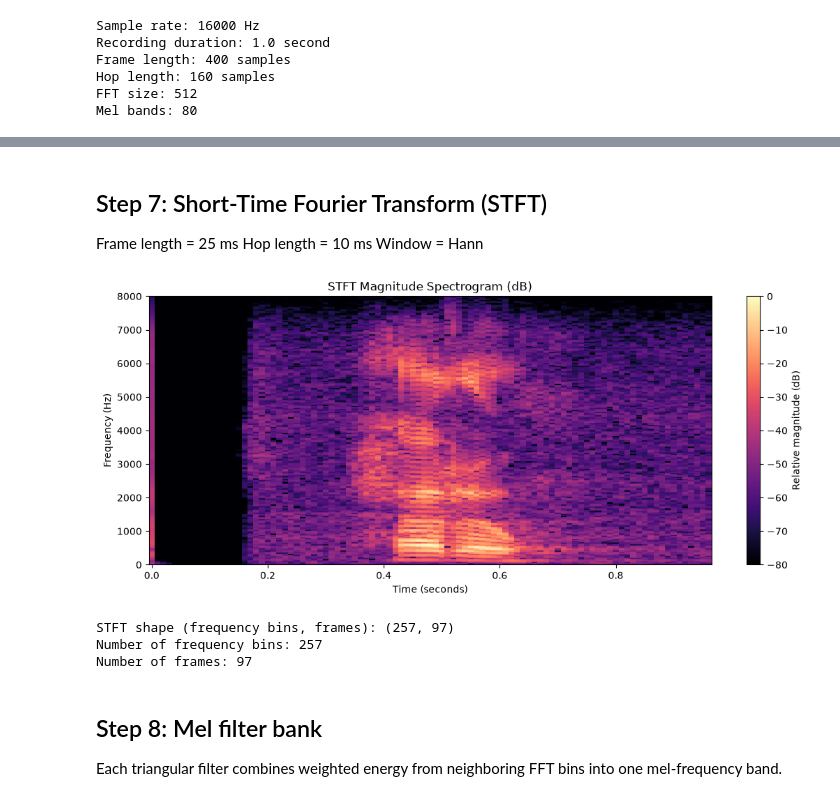
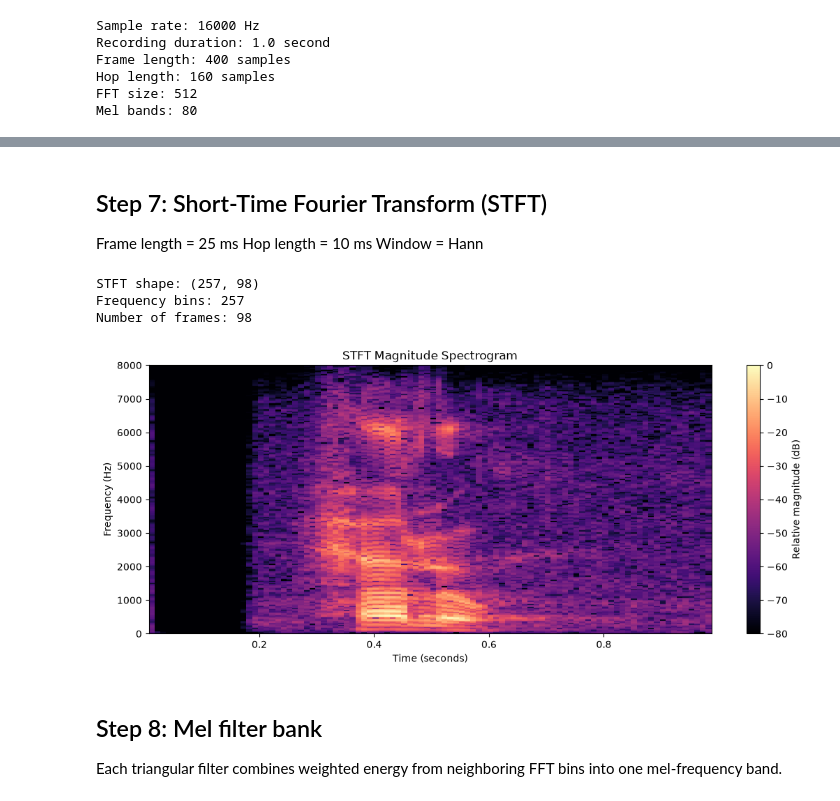
Before and after one commit to nikhildhole/log-mel, a Jupyter notebook: main.ipynb, the cells around one changed output, grey strips where cells are left out. Saved outputs shown, nothing was run; the diff lists cells and outputs as text; code cells hidden in the pictures.

```diff
--- a/main.ipynb
+++ b/main.ipynb
@@ -288,62 +288,55 @@ Hop length = 10 ms
 Window = Hann
 """))
 
-# Calculate STFT
-Z = librosa.stft(
+# Step 7: Short-Time Fourier Transform (STFT)
+
+freqs, times, Z = stft(
     pre_emphasized_audio,
-    n_fft=N_FFT,
-    hop_length=HOP,
-    win_length=FRAME,
+    fs=SR,
     window="hann",
-    center=False
+    nperseg=FRAME,
+    noverlap=FRAME - HOP,
+    nfft=N_FFT,
+    boundary=None,
+    padded=False,
+    scaling="spectrum"
 )
 
-# Frequency and time axes
-freqs = librosa.fft_frequencies(sr=SR, n_fft=N_FFT)
-times = librosa.frames_to_time(
-    np.arange(Z.shape[1]),
-    sr=SR,
-    hop_length=HOP
-)
-
-# Magnitude and power
 stft_magnitude = np.abs(Z)
 stft_power = stft_magnitude ** 2
 
-# Plot STFT
+print("STFT shape:", Z.shape)
+print("Frequency bins:", len(freqs))
+print("Number of frames:", len(times))
+
 plt.figure(figsize=(13, 5))
-
 plt.pcolormesh(
     times,
     freqs,
-    librosa.amplitude_to_db(stft_magnitude, ref=np.max),
+    20 * np.log10(np.maximum(stft_magnitude, 1e-10)
+                  / max(stft_magnitude.max(), 1e-10)),
     shading="auto",
     cmap="magma",
     vmin=-80,
     vmax=0
 )
-
-plt.title("STFT Magnitude Spectrogram (dB)")
+plt.title("STFT Magnitude Spectrogram")
 plt.xlabel("Time (seconds)")
 plt.ylabel("Frequency (Hz)")
 plt.ylim(0, SR / 2)
 plt.colorbar(label="Relative magnitude (dB)")
 plt.show()
-
-print("STFT shape (frequency bins, frames):", Z.shape)
-print("Number of frequency bins:", len(freqs))
-print("Number of frames:", len(times))
 # %% [output]
 
 ## Step 7: Short-Time Fourier Transform (STFT)
 
 Frame length = 25 ms
 Hop length = 10 ms
 Window = Hann
+STFT shape: (257, 98)
+Frequency bins: 257
+Number of frames: 98
-[figure, old version]
+[figure, new version]
-STFT shape (frequency bins, frames): (257, 97)
-Number of frequency bins: 257
-Number of frames: 97
 # %%
 display(Markdown("""
 ## Step 8: Mel filter bank
```
Also changed, not shown: parts of 10 cells of this notebook.
